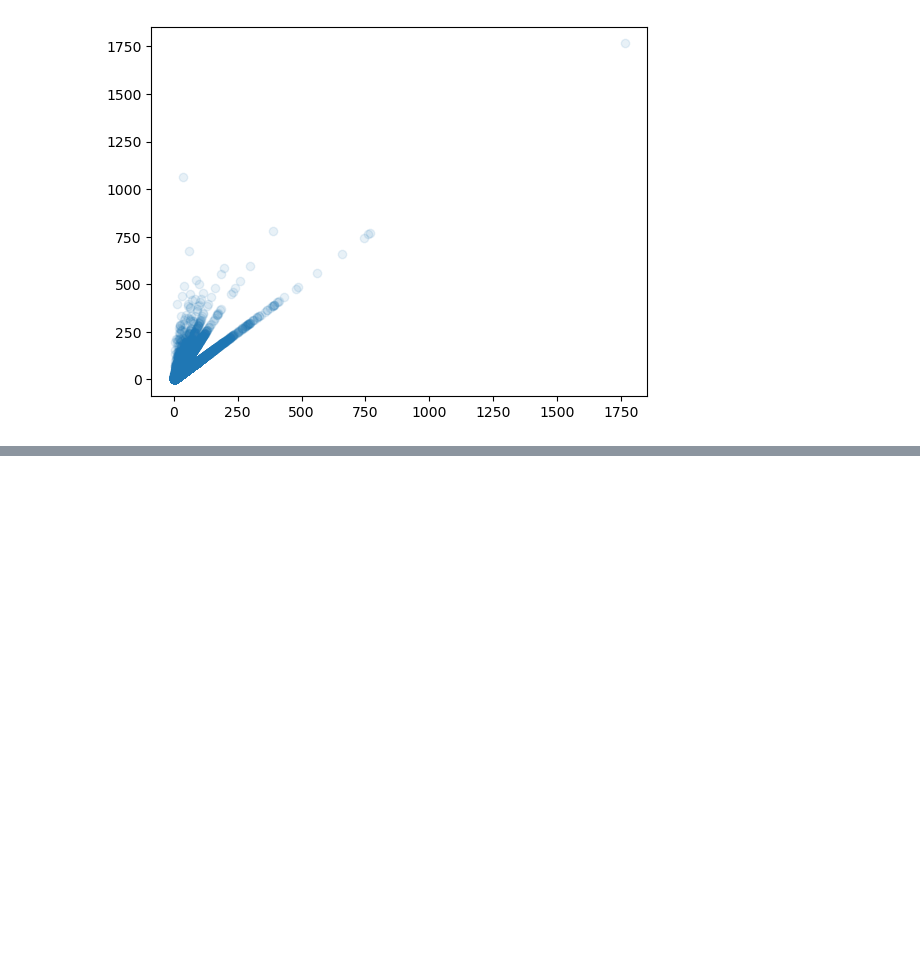
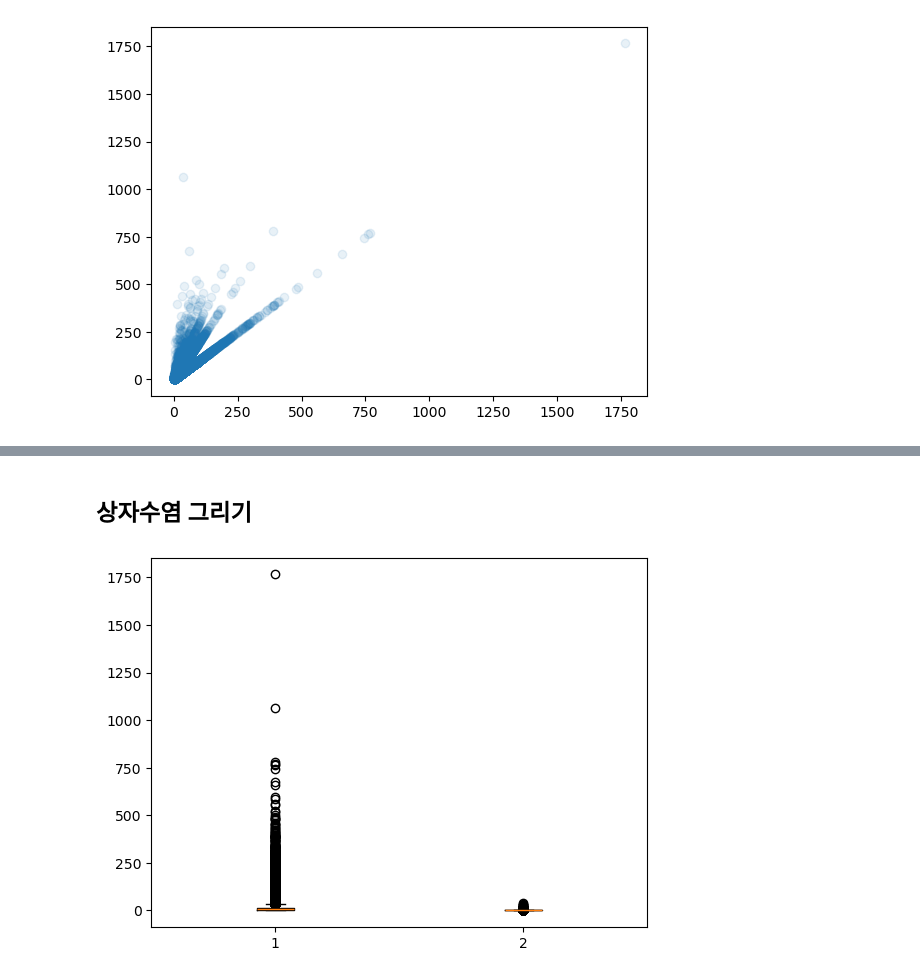
Before and after one commit to Fidesss/SWA, a Jupyter notebook: tiger07.ipynb, the cells around one changed output, grey strips where cells are left out. Saved outputs shown, nothing was run; the diff lists cells and outputs as text; code cells hidden in the pictures; blank space fills up the shorter version.

```diff
--- a/tiger07.ipynb
+++ b/tiger07.ipynb
@@ -57,0 +73,9 @@ plt.show()
+# %%
+temp = ns_book7[['대출건수','도서권수']]
+# %% [markdown]
+## 상자수염 그리기
+# %%
+plt.boxplot(temp)
+plt.show()
+# %% [output]
+[figure, added]
```
Also changed, not shown: parts of 14 cells of this notebook.
